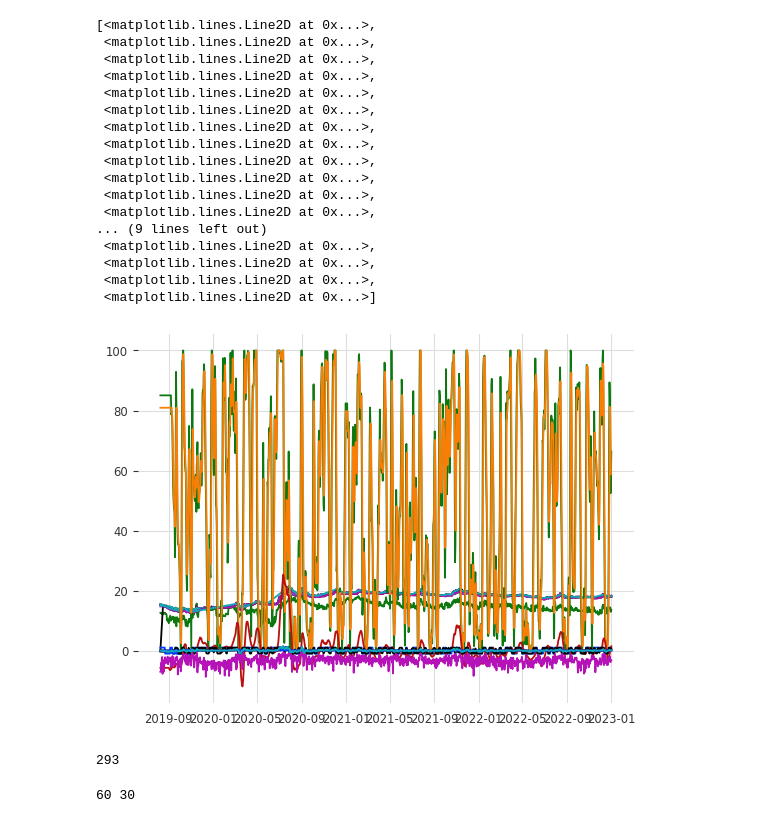
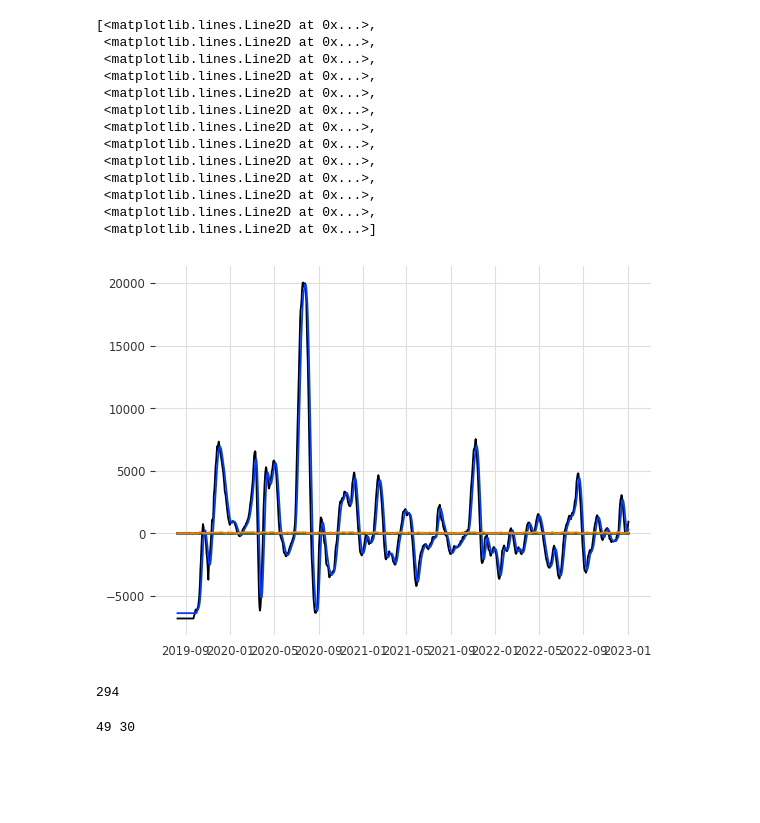
Before and after one commit to NQevxvEtg/YouTube, a Jupyter notebook: How To Forecast Ampleforth Price Using N-Linear Model From Darts/darts_template-ampl.ipynb, the cells around one changed output. Drawn from its saved outputs; the diff is of its cells as text; code cells hidden in the pictures; blank space fills up the shorter version.

```diff
--- a/How To Forecast Ampleforth Price Using N-Linear Model From Darts/darts_template-ampl.ipynb
+++ b/How To Forecast Ampleforth Price Using N-Linear Model From Darts/darts_template-ampl.ipynb
@@ -145,6 +145,14 @@ def reverse_ema(y):
     return wa
 
 #------------------------------------------------------------------------------------------
+
+def gann_slope(high, low, close):
+    c0 = (high + low + close) / 3
+    a1 = c0.rolling(15).max()
+    a2 = c0.rolling(15).min()
+    a3 = a1 - a2
+    gann_slope = ta.ema((c0 - a2) / a3, 2) * 100
+    return gann_slope
 # %%
 ticker = 'AMPL'
 
@@ -164,35 +172,52 @@ _df['close'] = _df['Market Cap'] * _df['close_price']
 
 _df['y'] = _df['Market Cap']
 
+_df = _df.drop([
+    # 'open',
+    # 'high',
+    # 'low',
+    # 'close',
+    'open_price',
+    'high_price',
+    'low_price',
+    'close_price',
+    'Volume',
+    'Market Cap'
+], axis=1)
+
 _df = log_transform(_df)
-# print(_df.columns)
+print(_df.columns)
+
+macd = ta.macd(_df['y'])
+supertrend = ta.supertrend(open=_df.open, high=_df.high, low=_df.low, close=_df.close)
+kst = ta.kst(open=_df.open, high=_df.high, low=_df.low, close=_df.close)
+stochrsi = ta.stochrsi(_df['y'])
+atr = ta.atr(open=_df.open, high=_df.high, low=_df.low, close=_df.close)
+dpo  = ta.dpo(open=_df.open, high=_df.high, low=_df.low, close=_df.close)
 
 
-
-
-macd = ta.macd(_df['Market Cap'])
-supertrend = ta.supertrend(open=_df.open, high=_df.high, low=_df.low, close=_df.close)
-stochrsi = ta.stochrsi(_df['Market Cap'])
-coppock = ta.coppock(_df['Market Cap'])
-ebsw = ta.ebsw(open=_df.open, high=_df.high, low=_df.low, close=_df.close)
-rmssd_data = ta.sma(rmssd(_df['Market Cap']), 1).rename("rmssd")
+rmssd_data = ta.sma(rmssd(_df['y']), 1).rename("rmssd")
 lnrmssd_data = ta.sma(lnrmssd(_df.low), 1).rename("lnrmssd")
-# lhea_data = LHEA(_df.high, _df.low, 10)
-rema = reverse_ema(_df['Market Cap'])
-
+lhea_data = LHEA(_df.high, _df.low, 10)
+rema_data = reverse_ema(_df['y'])
+gs_data = gann_slope(_df.high, low=_df.low, close=_df.close)
 
 ta_df = pd.concat(
     [
-        _df,
+        # _df,
+
         macd,
         supertrend,
-        stochrsi,
-        coppock,
-        ebsw,
-        rmssd_data,
-        lnrmssd_data,
-        # lhea_data,
-        rema,
+        kst,
+        # stochrsi,
+        # atr,
+        dpo,
+
+        # rmssd_data,
+        # lnrmssd_data,
+        lhea_data,
+        rema_data,
+        gs_data,
     ],
     axis=1,
     # join="outer",
@@ -236,22 +263,18 @@ Index(['open_price', 'high_price', 'low_price', 'close_price', 'Volume',
       dtype='object')
 [<matplotlib.lines.Line2D at 0x...>,
  <matplotlib.lines.Line2D at 0x...>,
  <matplotlib.lines.Line2D at 0x...>,
  <matplotlib.lines.Line2D at 0x...>,
  <matplotlib.lines.Line2D at 0x...>,
  <matplotlib.lines.Line2D at 0x...>,
  <matplotlib.lines.Line2D at 0x...>,
  <matplotlib.lines.Line2D at 0x...>,
  <matplotlib.lines.Line2D at 0x...>,
  <matplotlib.lines.Line2D at 0x...>,
  <matplotlib.lines.Line2D at 0x...>,
  <matplotlib.lines.Line2D at 0x...>,
-... (9 lines left out)
- <matplotlib.lines.Line2D at 0x...>,
- <matplotlib.lines.Line2D at 0x...>,
- <matplotlib.lines.Line2D at 0x...>,
  <matplotlib.lines.Line2D at 0x...>]
-[figure, old version]
+[figure, new version]
 # %%
 _df = log_transform(_df)
 _df = min_max_scaling(_df)
@@ -276,14 +299,15 @@ print(validation)
 # Set aside the last 36 months as a validation series
 train = y
 # %% [output]
-293
+294
 # %%
 ocl = 30
-icl = round(ocl * 2)
+icl = round(ocl * 1.618)
+# icl = 720
 
 print(icl,ocl)
 # %% [output]
-60 30
+49 30
 # %%
 my_stopper = EarlyStopping(
     monitor="train_loss",
```
Also changed, not shown: parts of 5 cells of this notebook, 7 other files.
